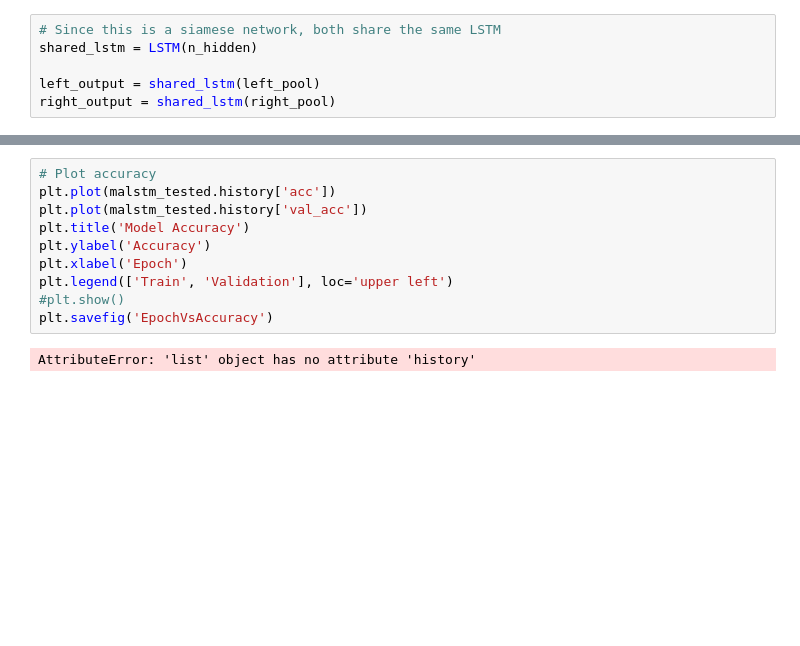
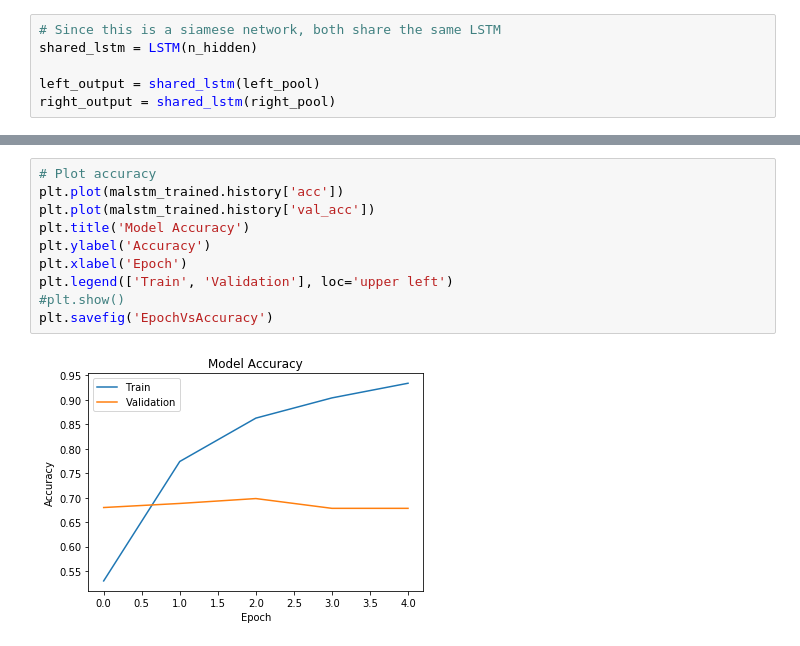
Before and after one commit to AyushMis/Paraphrasing, a Jupyter notebook: code/CNN-LSTM.ipynb, the cells around one changed output, grey strips where cells are left out. Cells and saved outputs as stored; diff of their text form; blank space fills up the shorter version.

```diff
--- a/code/CNN-LSTM.ipynb
+++ b/code/CNN-LSTM.ipynb
@@ -248,15 +223,15 @@ print(malstm_tested)
 # %%
 # Plot accuracy
-plt.plot(malstm_tested.history['acc'])
-plt.plot(malstm_tested.history['val_acc'])
+plt.plot(malstm_trained.history['acc'])
+plt.plot(malstm_trained.history['val_acc'])
 plt.title('Model Accuracy')
 plt.ylabel('Accuracy')
 plt.xlabel('Epoch')
 plt.legend(['Train', 'Validation'], loc='upper left')
 #plt.show()
 plt.savefig('EpochVsAccuracy')
 # %% [output]
-AttributeError: 'list' object has no attribute 'history'
+[figure, added]
 # %%
 plt.plot(malstm_trained.history['loss'])
 plt.plot(malstm_trained.history['val_loss'])
```
Also changed, not shown: parts of 8 cells of this notebook.
